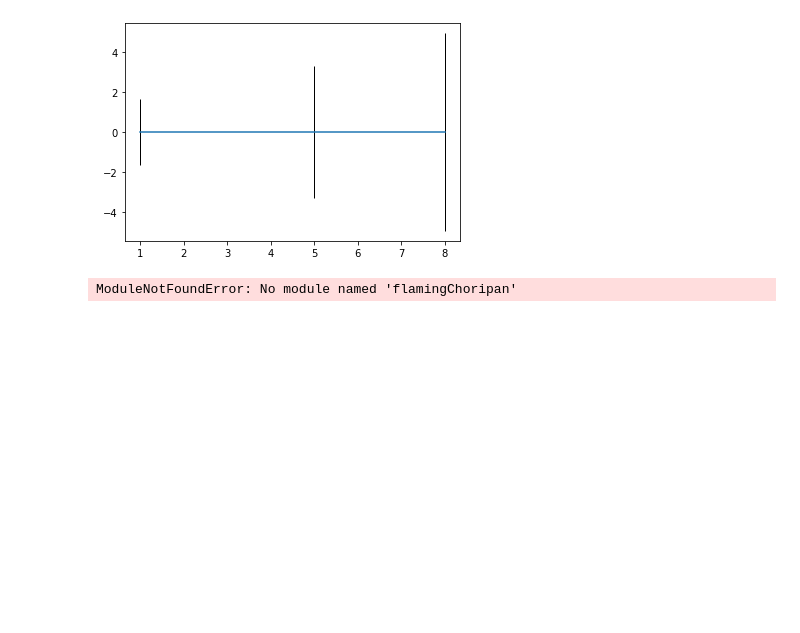
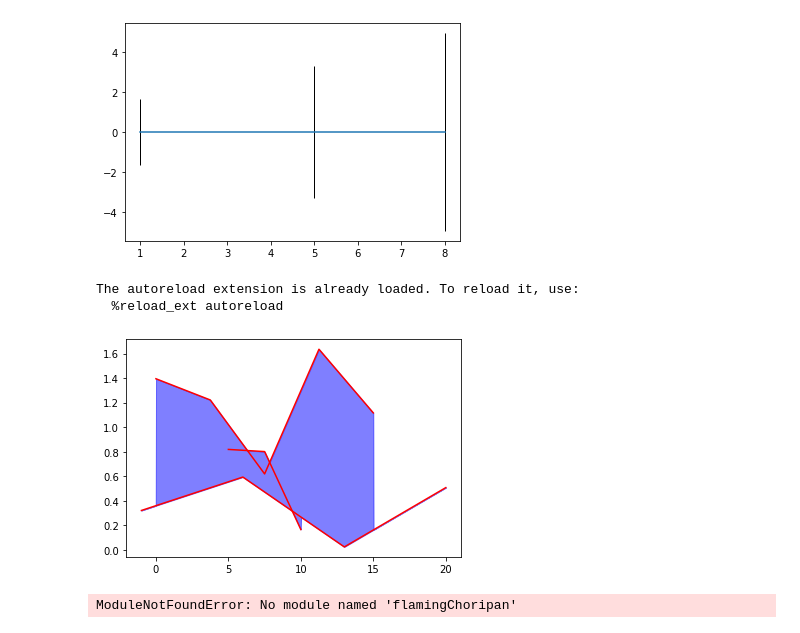
Before and after one commit to opimentel-github/fuzzy-tools, a Jupyter notebook: experiments/plots.ipynb, the cells around one changed output. Cells and saved outputs as stored; diff of their text form; code cells hidden in the pictures; blank space fills up the shorter version.

```diff
--- a/experiments/plots.ipynb
+++ b/experiments/plots.ipynb
@@ -19,6 +19,31 @@ plt.show()
 The autoreload extension is already loaded. To reload it, use:
   %reload_ext autoreload
 [figure]
+# %%
+%load_ext autoreload
+%autoreload 2
+import matplotlib.pyplot as plt
+import fuzzytools.cuteplots.fills as fills
+import numpy as np
+
+fig, ax = plt.subplots(1, 1)
+xs = [
+    np.linspace(0,15,5),
+    np.linspace(-1,20,4),
+    np.linspace(5,10,3),
+    ]
+ys = [
+    np.random.uniform(0,2,size=5),
+    np.random.uniform(0,1,size=4),
+    np.random.uniform(0,1,size=3),
+    ]
+fills.plot_multiple_lines(ax, xs, ys, color='r')
+fills.plot_fill_beetween(ax, xs, ys, color='b', alpha=0.5)
+plt.show()
+# %% [output]
+The autoreload extension is already loaded. To reload it, use:
+  %reload_ext autoreload
+[figure, added]
 # %%
 %load_ext autoreload
 %autoreload 2
```
Also changed, not shown: 2 other files.
